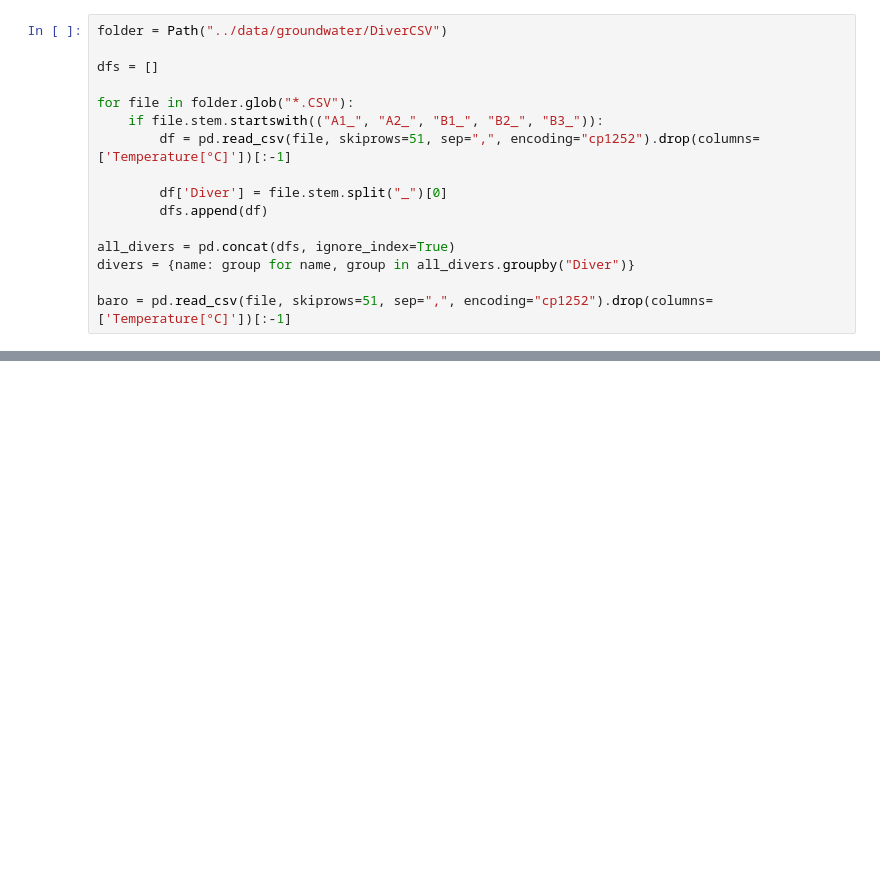
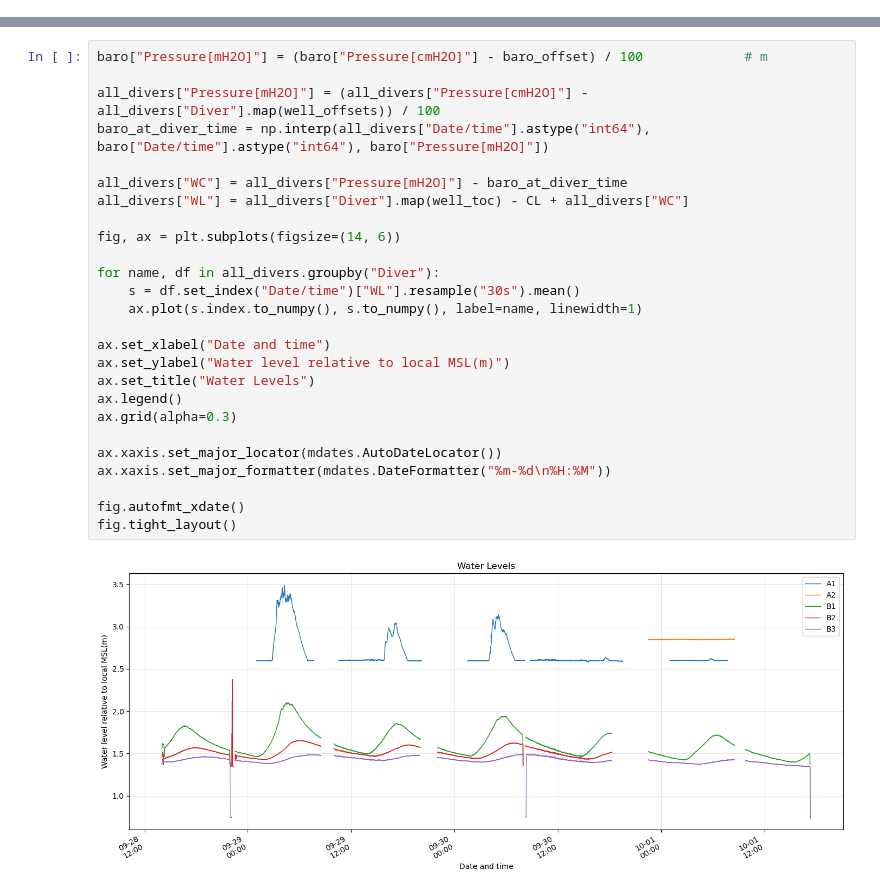
Before and after one commit to mdelemosschaper/quintaplaya, a Jupyter notebook: notebooks/New_waterlevelwells.ipynb, the cells around one changed output, grey strips where cells are left out. Drawn from its saved outputs; the diff is of its cells as text; blank space fills up the shorter version.

```diff
--- a/notebooks/New_waterlevelwells.ipynb
+++ b/notebooks/New_waterlevelwells.ipynb
@@ -6,16 +8,0 @@ from pathlib import Path
-# %%
-folder = Path("../data/groundwater/DiverCSV")
-
-dfs = []
-
-for file in folder.glob("*.CSV"):
-    if file.stem.startswith(("A1_", "A2_", "B1_", "B2_", "B3_")):
-        df = pd.read_csv(file, skiprows=51, sep=",", encoding="cp1252").drop(columns=['Temperature[°C]'])[:-1]
-
-        df['Diver'] = file.stem.split("_")[0]
-        dfs.append(df)
-
-all_divers = pd.concat(dfs, ignore_index=True)
-divers = {name: group for name, group in all_divers.groupby("Diver")}
-
-baro = pd.read_csv(file, skiprows=51, sep=",", encoding="cp1252").drop(columns=['Temperature[°C]'])[:-1]
@@ -326,0 +31,28 @@ Mean water level [m above MSL]: {'B1': 1.664, 'B2': 1.532, 'B3': 1.435}
+# %%
+baro["Pressure[mH2O]"] = (baro["Pressure[cmH2O]"] - baro_offset) / 100             # m
+
+all_divers["Pressure[mH2O]"] = (all_divers["Pressure[cmH2O]"] - all_divers["Diver"].map(well_offsets)) / 100
+baro_at_diver_time = np.interp(all_divers["Date/time"].astype("int64"), baro["Date/time"].astype("int64"), baro["Pressure[mH2O]"])
+
+all_divers["WC"] = all_divers["Pressure[mH2O]"] - baro_at_diver_time
+all_divers["WL"] = all_divers["Diver"].map(well_toc) - CL + all_divers["WC"]
+
+fig, ax = plt.subplots(figsize=(14, 6))
+
+for name, df in all_divers.groupby("Diver"):
+    s = df.set_index("Date/time")["WL"].resample("30s").mean()
+    ax.plot(s.index.to_numpy(), s.to_numpy(), label=name, linewidth=1)
+
+ax.set_xlabel("Date and time")
+ax.set_ylabel("Water level relative to local MSL(m)")
+ax.set_title("Water Levels")
+ax.legend()
+ax.grid(alpha=0.3)
+
+ax.xaxis.set_major_locator(mdates.AutoDateLocator())
+ax.xaxis.set_major_formatter(mdates.DateFormatter("%m-%d\n%H:%M"))
+
+fig.autofmt_xdate()
+fig.tight_layout()
+# %% [output]
+[figure, added]
```
Also changed, not shown: parts of 7 cells of this notebook.
